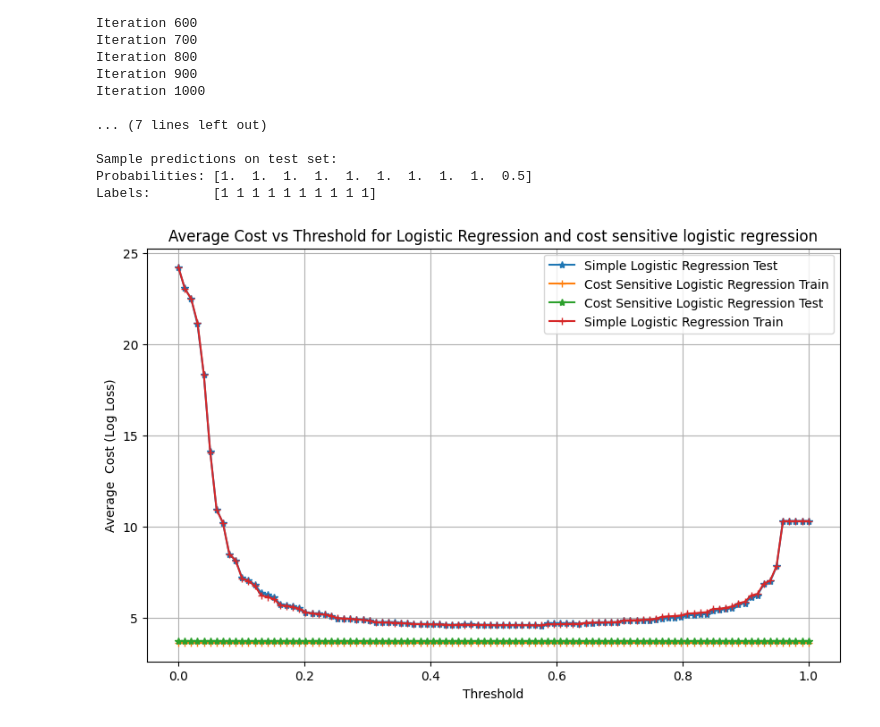
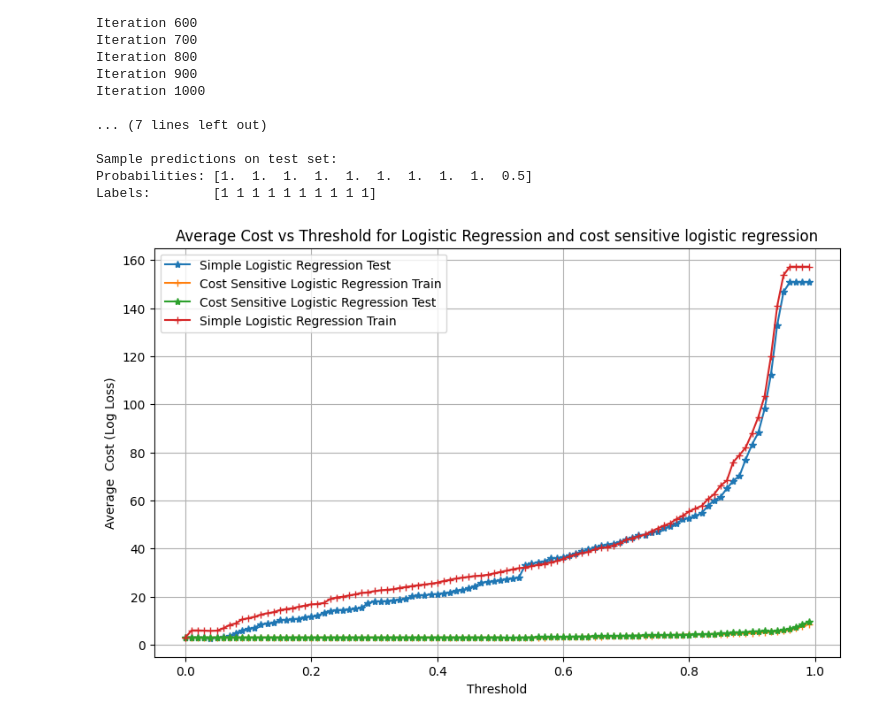
Before and after one commit to vishnuDvardhan/Fraud_assign2, a Jupyter notebook: Cost_sensitiveLogixtic_Regression.ipynb, the cells around one changed output. Drawn from its saved outputs; the diff is of its cells as text; code cells hidden in the pictures.

Commit message:
final plots done

```diff
--- a/Cost_sensitiveLogixtic_Regression.ipynb
+++ b/Cost_sensitiveLogixtic_Regression.ipynb
@@ -248,6 +248,18 @@ if __name__ == "__main__":
     C_TP = 3.0
     C_FP = 3.0
     C_TN = 0.0
+
+    actual_tp_cost_train = np.full(y_train.shape, C_TP)
+    actual_tn_cost_train = np.full(y_train.shape, C_TN)
+    actual_fp_cost_train = np.full(y_train.shape, C_FP)
+    actual_fn_cost_train = fn_train
+
+    actual_tp_cost_test = np.full(y_test.shape, C_TP)
+    actual_tn_cost_test = np.full(y_test.shape, C_TN)
+    actual_fp_cost_test = np.full(y_test.shape, C_FP)
+    actual_fn_cost_test = fn_test
+
+
 
     # E) TRAIN THE MODEL
     theta, cost_history_train = cost_sensitive_logistic_regression(
@@ -344,14 +416,14 @@ for thresh in thresholds:
 # %%
 plt.figure(figsize=(10,6))
-plt.plot(thresholds, avg_costs_simple_lr, marker='*',label='Simple Logistic Regression Test')
-plt.plot(thresholds, avg_costs_cost_sensitive_LR_train, marker='+',label='Cost Sensitive Logistic Regression Train')
-plt.plot(thresholds, avg_costs_simple_lr_train, marker='*',label='Cost Sensitive Logistic Regression Test')
+plt.plot(thresholds, avg_costs_simple_lr_test, marker='*',label='Simple Logistic Regression Test')
+plt.plot(thresholds, avg_costs_cost_sensitive_lr_train, marker='+',label='Cost Sensitive Logistic Regression Train')
+plt.plot(thresholds, avg_costs_cost_sensitive_lr_test, marker='*',label='Cost Sensitive Logistic Regression Test')
 plt.plot(thresholds, avg_costs_simple_lr_train, marker='+',label='Simple Logistic Regression Train')
 plt.legend()
 plt.xlabel('Threshold')
-plt.ylabel('Average  Cost (Log Loss)')
+plt.ylabel('Average  Cost ')
 plt.title('Average Cost vs Threshold for Logistic Regression and cost sensitive logistic regression')
 plt.grid(True)
 plt.show()
 # %% [output]
-[figure, old version]
+[figure, new version]
```
Also changed, not shown: parts of 3 cells of this notebook.
